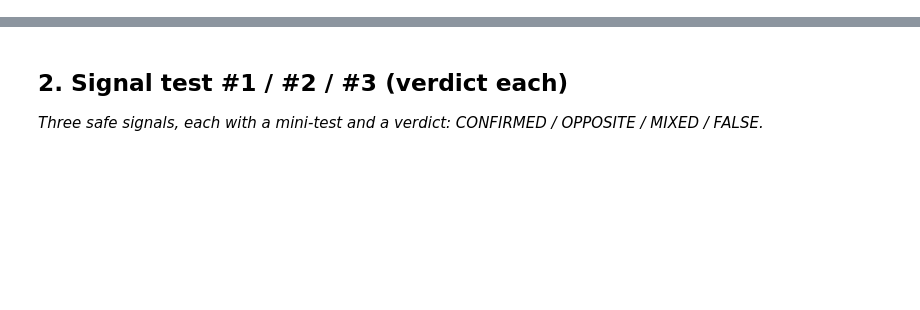
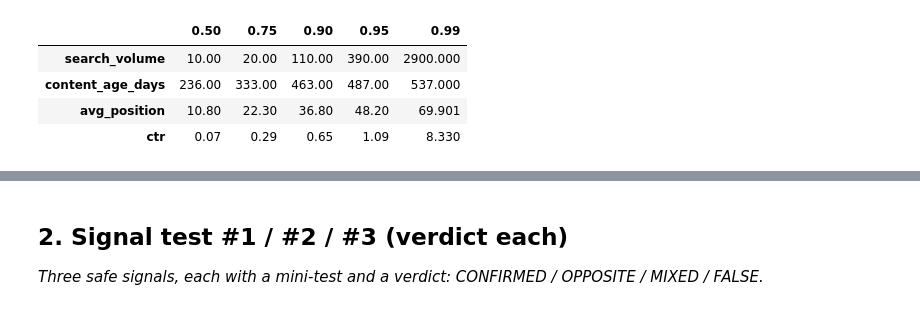
Before and after one commit to HashamHassan-01/flyrank-ml-internship-hasham, a Jupyter notebook: work/notebooks/w04_signal_audit.ipynb, the cells around one changed output, grey strips where cells are left out. Cells and saved outputs as stored; diff of their text form; code cells hidden in the pictures; blank space fills up the shorter version.

```diff
--- a/work/notebooks/w04_signal_audit.ipynb
+++ b/work/notebooks/w04_signal_audit.ipynb
@@ -15,0 +104,14 @@ This skeleton is yours to fill. Work the sections **in order** — each one has
+# %%
+# Quantile spread check for heavy tails / concentration
+
+quantiles = df[signal_cols].quantile(
+    [0.50, 0.75, 0.90, 0.95, 0.99]
+).T
+
+display(quantiles)
+# %% [output]
+|  | 0.50 | 0.75 | 0.90 | 0.95 | 0.99 |
+| search_volume | 10.00 | 20.00 | 110.00 | 390.00 | 2900.000 |
+| content_age_days | 236.00 | 333.00 | 463.00 | 487.00 | 537.000 |
+| avg_position | 10.80 | 22.30 | 36.80 | 48.20 | 69.901 |
+| ctr | 0.07 | 0.29 | 0.65 | 1.09 | 8.330 |
```
Also changed, not shown: parts of 34 cells of this notebook.
